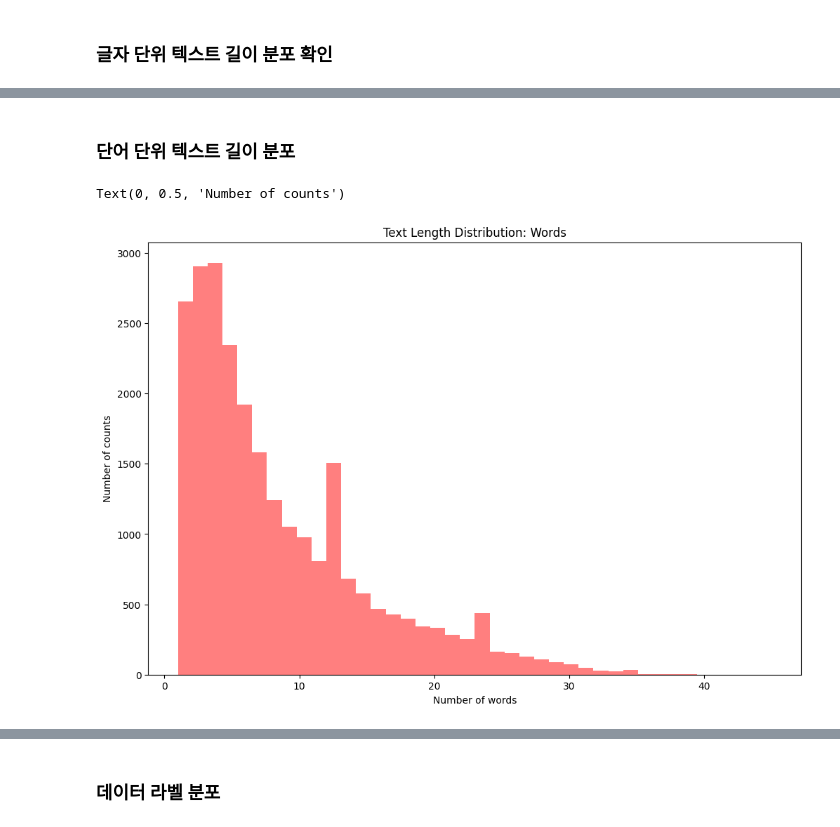
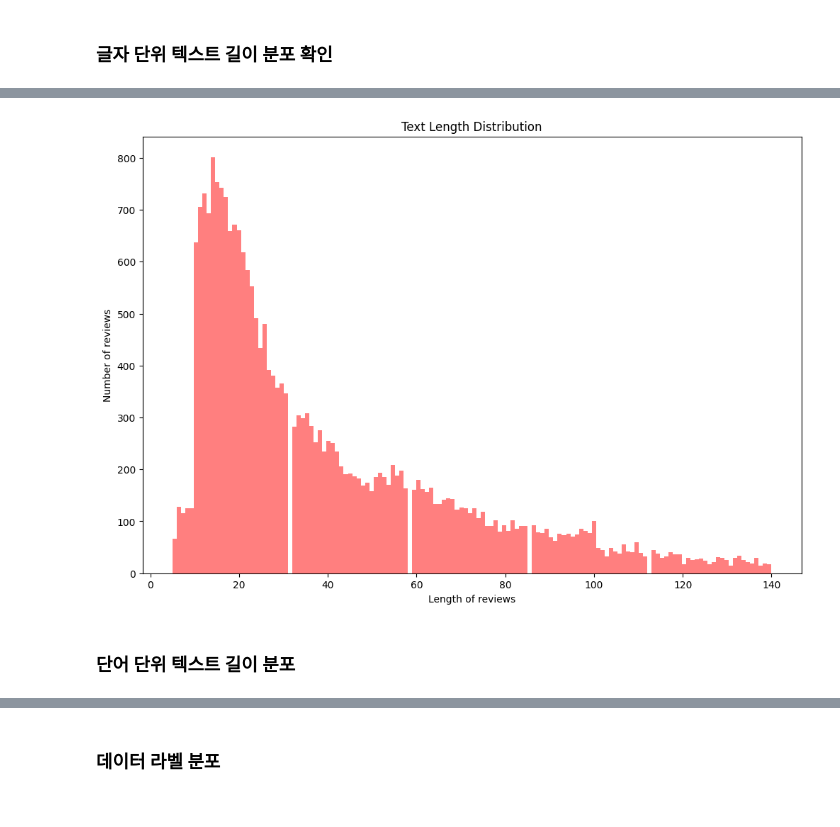
Before and after one commit to SPAI-Lab/GenerativeAI_Study, a Jupyter notebook: week7/쇼핑몰리뷰평점예측.ipynb, the cells around one changed output, grey strips where cells are left out. Saved outputs shown, nothing was run; the diff lists cells and outputs as text; code cells hidden in the pictures.

```diff
--- a/week7/쇼핑몰리뷰평점예측.ipynb
+++ b/week7/쇼핑몰리뷰평점예측.ipynb
@@ -104,3 +95,7 @@ Name: reviews, dtype: float64
+# %%
+textLengthDistribution(test_length)
+# %% [output]
+[figure, added]
 # %% [markdown]
 ### 단어 단위 텍스트 길이 분포
 # %%
@@ -108,9 +104,7 @@ train_word_counts = train['reviews'].astype(str).apply(lambda x: len(x.split(' '
 # %%
-plt.figure(figsize=(12,8))
-plt.hist(train_word_counts, bins=40, alpha=0.5, color='r', label='train')
-plt.title('Text Length Distribution: Words')
-plt.xlabel('Number of words')
-plt.ylabel('Number of counts')
+def textLengthDistributionWords(data):
+    plt.figure(figsize=(12,8))
+    plt.hist(data, bins=40, alpha=0.5, color='r', label='train')
+    plt.title('Text Length Distribution: Words')
+    plt.xlabel('Number of words')
+    plt.ylabel('Number of counts')
-# %% [output]
-Text(0, 0.5, 'Number of counts')
-[figure, removed]
```
Also changed, not shown: parts of 43 cells of this notebook, 4 other files.
